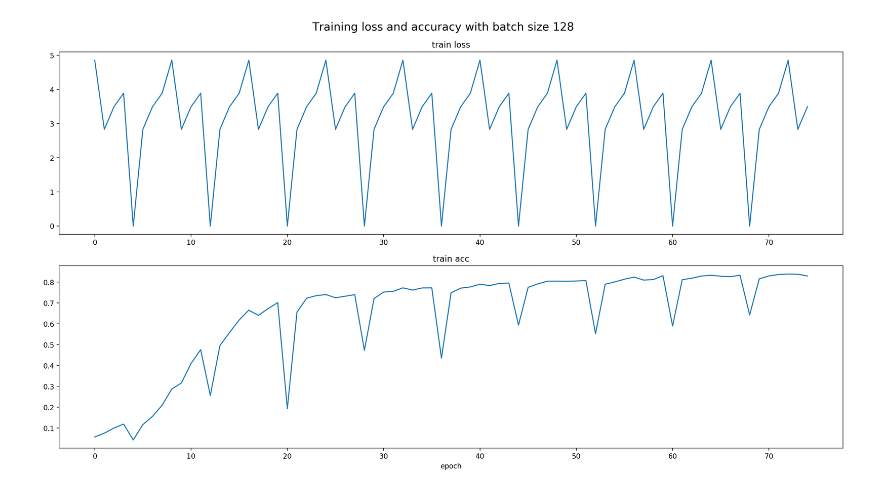
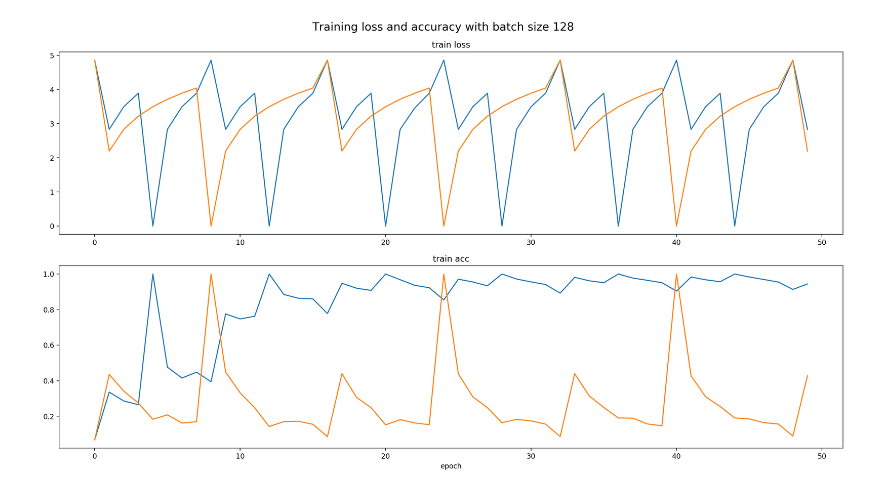
Before and after one commit to MariaPdg/hci-intermodal-reasoning, a Jupyter notebook: ploting.ipynb, the cells around one changed output. Drawn from its saved outputs; the diff is of its cells as text; code cells hidden in the pictures.

```diff
--- a/ploting.ipynb
+++ b/ploting.ipynb
@@ -4,18 +1,25 @@ acc = [0.05773906037211418, 0.07590000331401825, 0.1006999984383583, 0.119499996
+# %%
+trl = [4.85958070632739, 2.83291479303867, 3.496149500714073, 3.8914153787154184, 0.0, 2.8328219757804387, 3.4960505268241784, 3.891308355935012, 4.859236815036872, 2.83263994772223, 3.4958664254297185, 3.89112017124514, 0.0, 2.832552644270885, 3.4957696123968196, 3.891047124621234, 4.859004063483996, 2.8324575665630873, 3.495705121680151, 3.8909966643852525, 0.0, 2.832437844216069, 3.456894735746746, 3.8909769993794114, 4.858947521600967, 2.8324034545995014, 3.495661654049837, 3.8909600173370746, 0.0, 2.832410441872127, 3.495655901824372, 3.8909517692614206, 4.85892375310262, 2.8323828419552575, 3.4956495007382165, 3.8909418341479722, 0.0, 2.832387106328071, 3.4956438963926293, 3.8909365678135353, 4.858909038396982, 2.832363690002055, 3.4956324191033086, 3.890277282183683, 0.0, 2.832364649712285, 3.495628743232051, 3.8909268047236187, 4.8589007793328705, 2.832358152051515]
+tra = [0.06797001510858536, 0.335999995470047, 0.28610000014305115, 0.26499998569488525, 1.0, 0.4761999845504761, 0.41509997844696045, 0.4479999840259552, 0.39424633979797363, 0.7755999565124512, 0.7473999857902527, 0.7626999616622925, 1.0, 0.8851999640464783, 0.8637999892234802, 0.8603999614715576, 0.7776539325714111, 0.9475999474525452, 0.920199990272522, 0.9077999591827393, 1.0, 0.967999663352966, 0.9366999864578247, 0.9228000044822693, 0.8543354868888855, 0.9708999991416931, 0.9551999568939209, 0.933699965469897, 1.0, 0.9717999696731567, 0.9556999802589417, 0.9408999681472778, 0.8925243020057678, 0.9812999963760376, 0.96189999580383, 0.9511999487876892, 1.0, 0.9771999716758728, 0.9644999504089355, 0.9509999752044678, 0.9039708375930786, 0.9829999804496765, 0.9674999713897705, 0.9564999938011169, 1.0, 0.983299970626831, 0.9692999720573425, 0.9547999501228333, 0.9134926795959473, 0.943999743461609]
+val = [4.859520178574782, 2.196964180469513, 2.832888203859329, 3.2185447752475738, 3.4962435722351075, 3.7132351875305174, 3.89147659638977, 4.042711555957794, 0.0, 2.196946233510971, 2.8329147338867187, 3.2185860514640807, 3.4962923645973207, 3.713274168968205, 3.8915349543094635, 4.042761492729187, 4.859516865167862, 2.196967047452927, 2.8329444110393522, 3.2185942411422728, 3.496288863277434, 3.7132871210575105, 3.891539287567139, 4.042762982845306, 0.0, 2.196962070465088, 2.832944518327713, 3.21860316395596, 3.4962726533412933, 3.7132996201515196, 3.8915355801582336, 4.042766797542572, 4.85952300291795, 2.1969702899456025, 2.83242485809326, 3.2186028122901917, 3.4962583661079405, 3.713301807641983, 3.8915394961833956, 4.042769515514374, 0.0, 2.196972435128144, 2.832937699556351, 3.2186015963554384, 3.496244120597839, 3.713289588689804, 3.891541975736618, 4.042767202854156, 4.8552676870884, 2.1969690024852753]
+vaa = [0.06691297143697739, 0.4351999759674072, 0.3418000042438507, 0.2741999924182892, 0.18299999833106995, 0.20799998939037323, 0.1619999825954437, 0.1695999950170517, 1.0, 0.4490000009536743, 0.3317999839782715, 0.24799999594688416, 0.14219999313354492, 0.1699999690055847, 0.171999990940094, 0.15519998967647552, 0.08538588136434555, 0.43959999084472656, 0.30660000443458557, 0.2487999458789825, 0.1517999917268753, 0.18140000104904175, 0.16259999573230743, 0.15279999375343323, 1.0, 0.43879997730255127, 0.308999854564667, 0.24819999933242798, 0.16380000114440918, 0.1825999915599823, 0.17419999837875366, 0.155799999833107, 0.08600164204835892, 0.43959999084472656, 0.3141999840736389, 0.24959999322891235, 0.19059999287128448, 0.18940000236034393, 0.15680000185966492, 0.14659999310970306, 1.0, 0.4275999963283539, 0.3100000023841858, 0.25519999861717224, 0.19059999287128448, 0.18539999425411224, 0.16439999639987946, 0.1565999984741211, 0.08887520432472229, 0.42800000309944153]
+# %%
+tra = [0.06797001510858536, 0.335999995470047, 0.28610000014305115, 0.26499998569488525, 1.0, 0.4761999845504761, 0.41509997844696045, 0.4479999840259552, 0.39424633979797363, 0.7755999565124512, 0.7473999857902527, 0.7626999616622925, 1.0, 0.8851999640464783, 0.8637999892234802, 0.8603999614715576, 0.7776539325714111, 0.9475999474525452, 0.920199990272522, 0.9077999591827393, 1.0, 0.967999663352966, 0.9366999864578247, 0.9228000044822693, 0.8543354868888855, 0.9708999991416931, 0.9551999568939209, 0.933699965469897, 1.0, 0.9717999696731567, 0.9556999802589417, 0.9408999681472778, 0.8925243020057678, 0.9812999963760376, 0.96189999580383, 0.9511999487876892, 1.0, 0.9771999716758728, 0.9644999504089355, 0.9509999752044678, 0.9039708375930786, 0.9829999804496765, 0.9674999713897705, 0.9564999938011169, 1.0, 0.983299970626831, 0.9692999720573425, 0.9547999501228333, 0.9134926795959473, 0.943999743461609]
 # %%
 import matplotlib.pyplot as plt
 
 plt.rcParams["figure.figsize"] = [16,9]
 plt.rcParams["figure.dpi"] = 200
 
 fig, axs = plt.subplots(2, 1, constrained_layout=True)
-axs[0].plot(range(len(loss)), loss, '-')
+axs[0].plot(range(len(trl)), trl, range(len(trl)), val, '-')
 axs[0].set_title('train loss')
 fig.suptitle('Training loss and accuracy with batch size 128', fontsize=16)
 
-axs[1].plot(range(len(loss)), acc, '-')
+axs[1].plot(range(len(tra)), tra, range(len(trl)), vaa, '-')
 axs[1].set_xlabel('epoch')
 axs[1].set_title('train acc')
 
 fig.savefig("figures/fig.png")
 # %% [output]
-[figure, old version]
+[figure, new version]
```
Also changed, not shown: parts of 1 cell of this notebook, 4 other files.
